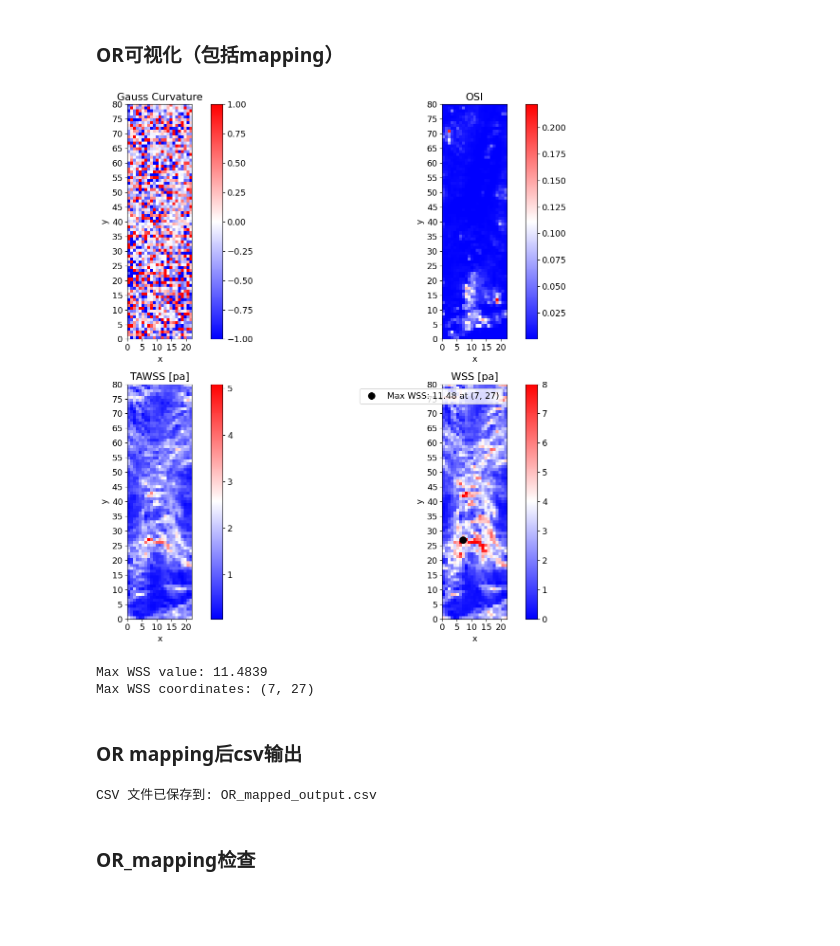
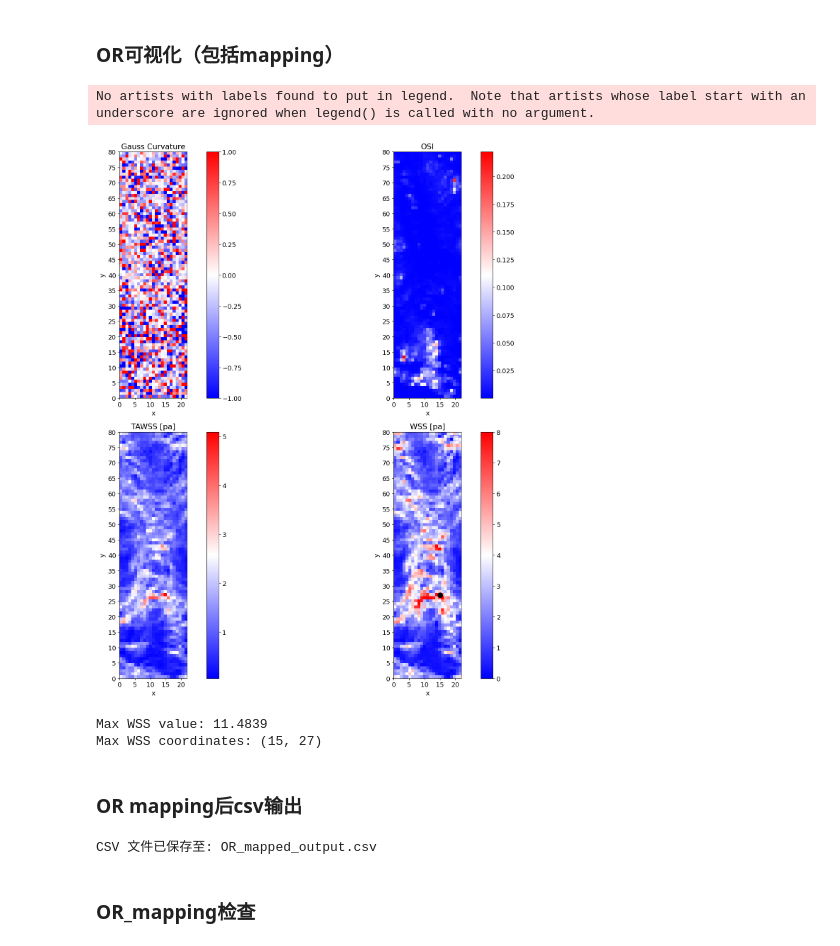
Before and after one commit to HARUJANE/PhD, a Jupyter notebook: matching and patching/3_code/matching.ipynb, the cells around one changed output. Drawn from its saved outputs; the diff is of its cells as text; code cells hidden in the pictures; blank space fills up the shorter version.

```diff
--- a/matching and patching/3_code/matching.ipynb
+++ b/matching and patching/3_code/matching.ipynb
@@ -524,28 +545,30 @@ Max WSS coordinates: (7, 27)
 # %% [markdown]
 ### OR可视化（包括mapping）
 # %%
-# Load the CSV file for analysis
-file_path = 'OR_kabayaki.csv'  # 请替换为你文件的实际路径
-df = pd.read_csv(file_path)
-
 # Set parameters for visualization
 a = 21  # Start range for y-axis
 b = 101  # End range for y-axis
 c = 15  # The x-value to move to x=0
 d = 1  # The threshold for Gauss Curvature
 
+
+# Load the CSV file for analysis
+file_path = 'OR_kabayaki.csv'  # 请替换为你的实际文件路径
+df = pd.read_csv(file_path)
+
 # Filter y values in the range of a and b
 df_filtered = df[(df['y'] >= a) & (df['y'] <= b)].copy()
+df_filtered['y'] = df_filtered['y'] - a  # Adjust y values so that 'a' becomes 0
 
-# Adjust y values so that 'a' becomes 0
-df_filtered['y'] = df_filtered['y'] - a
+# Process the mapping: flip x-axis and adjust to start from 0
+df_c_to_max = df_filtered[df_filtered['x'] >= c].copy()
+df_c_to_max['x'] = df_c_to_max['x'] - c  # Move these x values to 0
+df_0_to_c = df_filtered[df_filtered['x'] < c].copy()
+df_0_to_c['x'] = df_0_to_c['x'] + (df['x'].max() - c + 1)  # Shift these x values to the right
 
-# Process the mapping: move x from c to max(x) to the left (to x = 0) and append x from 0 to c-1 to the right
-df_c_to_max = df_filtered[df_filtered['x'] >= c].copy()  # Data from x = c to max(x)
-df_c_to_max['x'] = df_c_to_max['x'] - c  # Move these x values to 0
-
-df_0_to_c = df_filtered[df_filtered['x'] < c].copy()  # Data from x = 0 to x = c-1
-df_0_to_c['x'] = df_0_to_c['x'] + (df['x'].max() - c + 1)  # Shift these x values to the right
+# Flip x-axis values for reverse order
+df_c_to_max['x'] = (df['x'].max() - c) - df_c_to_max['x']
+df_0_to_c['x'] = (df['x'].max() - c) - df_0_to_c['x']
 
 # Merge the data back together
 df_mapped = pd.concat([df_c_to_max, df_0_to_c])
@@ -566,71 +589,79 @@ custom_cmap = LinearSegmentedColormap.from_list('custom_cmap', colors, N=256)
 # Find the position of the maximum WSS value and its coordinates based on the new y-axis
 wss_max_index = np.unravel_index(np.argmax(wss_grid, axis=None), wss_grid.shape)
 max_wss_value = wss_grid[wss_max_index]
-max_wss_coordinates = (wss_max_index[1], wss_max_index[0])  # No need to adjust y since a is already set to 0
+max_wss_coordinates = (wss_max_index[1], wss_max_index[0])
 
 # Create a list of titles and grids for plotting
 titles = ['Gauss Curvature', 'OSI', 'TAWSS [pa]', 'WSS [pa]']
 grids = [gauss_curvature_grid, osi_grid, tawss_grid, wss_grid]
 
 # Plot each parameter as a separate subplot in a 2x2 grid
-fig, axes = plt.subplots(2, 2, figsize=(15, 12))
+fig, axes = plt.subplots(2, 2, figsize=(19, 16))
 
 for ax, title, grid in zip(axes.ravel(), titles, grids):
     if title == 'Gauss Curvature':
         # Set vmin and vmax for Gauss Curvature to limit the range to -d to d
-        c = ax.imshow(grid, origin='lower', aspect='equal', cmap=custom_cmap, vmin=-d, vmax=d, extent=(0, len(grid[0]) - 1, 0, b-a))
+        c = ax.imshow(grid, origin='lower', aspect='equal', cmap=custom_cmap, vmin=-d, vmax=d, extent=(0, len(grid[0]) - 1, 0, b - a))
     elif title == 'WSS [pa]':
-        # No range limit for WSS
-        c = ax.imshow(grid, origin='lower', aspect='equal', cmap=custom_cmap, vmin=0, vmax=e, extent=(0, len(grid[0]) - 1, 0, b-a))
-        # Highlight the max WSS position
-        ax.plot(wss_max_index[1], wss_max_index[0], 'ko', markersize=10, label=f'Max WSS: {max_wss_value:.2f} at {max_wss_coordinates}')
+        # Set vmin and vmax for WSS
+        c = ax.imshow(grid, origin='lower', aspect='equal', cmap=custom_cmap, vmin=0, vmax=e, extent=(0, len(grid[0]) - 1, 0, b - a))
+        #ax.plot(wss_max_index[1], wss_max_index[0], 'ko', markersize=10, label=f'Max WSS: {max_wss_value:.2f} at {max_wss_coordinates}')
+        ax.plot(wss_max_index[1], wss_max_index[0], 'ko', markersize=10)
         ax.legend()
     else:
         # Plot other parameters without limiting the range
-        c = ax.imshow(grid, origin='lower', aspect='equal', cmap=custom_cmap, extent=(0, len(grid[0]) - 1, 0, b-a))
+        c = ax.imshow(grid, origin='lower', aspect='equal', cmap=custom_cmap, extent=(0, len(grid[0]) - 1, 0, b - a))
 
     ax.set_title(title)
     ax.set_xlabel('x')
     ax.set_ylabel('y')
 
     # Set axis ticks at intervals of 5
     ax.set_xticks(np.arange(0, len(grid[0]), 5))
-    ax.set_yticks(np.arange(0, b-a+1, 5))
+    ax.set_yticks(np.arange(0, b - a + 1, 5))
 
     fig.colorbar(c, ax=ax)
 
 plt.tight_layout()
 plt.show()
 
 # Output max WSS value and coordinates
 print(f"Max WSS value: {max_wss_value}")
 print(f"Max WSS coordinates: {max_wss_coordinates}")
 # %% [output]
+No artists with labels found to put in legend.  Note that artists whose label start with an underscore are ignored when legend() is called with no argument.
-[figure, old version]
+[figure, new version]
-Max WSS value: 11.4839
-Max WSS coordinates: (7, 27)
+Max WSS value: 11.4839
+Max WSS coordinates: (15, 27)
 # %% [markdown]
 ### OR mapping后csv输出
 # %%
-# 准备要输出的数据
+# 为 `df_mapped` 中的 `x` 轴创建新的翻转列 `x_flipped`
+df_mapped['x_flipped'] = (df_mapped['x'].max() - df_mapped['x']).astype(int)
 
-# 创建一个 DataFrame 保存所有参数的网格数据
+# 生成网格数据，使用翻转后的 x 轴
+gauss_curvature_grid = df_mapped.pivot(index='y', columns='x_flipped', values='Gauss_Curvature').values
+osi_grid = df_mapped.pivot(index='y', columns='x_flipped', values='OSI').values
+tawss_grid = df_mapped.pivot(index='y', columns='x_flipped', values='TAWSS [pa]').values
+wss_grid = df_mapped.pivot(index='y', columns='x_flipped', values='WSS [pa]').values
+
+# 创建输出的 DataFrame，确保列中的 x 和 y 顺序正确
 output_df = pd.DataFrame({
-    'y': df_mapped['y'],
-    'x': df_mapped['x'],
+    'y': np.repeat(df_mapped['y'].unique(), len(df_mapped['x_flipped'].unique())),
+    'x': np.tile(sorted(df_mapped['x_flipped'].unique(), reverse=True), len(df_mapped['y'].unique())),  # 反转后的 x
     'Gauss_Curvature': gauss_curvature_grid.flatten(),
     'OSI': osi_grid.flatten(),
     'TAWSS [pa]': tawss_grid.flatten(),
     'WSS [pa]': wss_grid.flatten()
 })
 
-# 将 DataFrame 保存为 CSV 文件
-output_file_path = 'OR_mapped_output.csv'  # 将路径替换为你希望保存的位置
+# 保存为 CSV 文件
+output_file_path = 'OR_mapped_output.csv'  # 指定保存路径
 output_df.to_csv(output_file_path, index=False)
 
-print(f"CSV 文件已保存到: {output_file_path}")
+print(f"CSV 文件已保存至: {output_file_path}")
 # %% [output]
-CSV 文件已保存到: OR_mapped_output.csv
+CSV 文件已保存至: OR_mapped_output.csv
 # %% [markdown]
 ### OR_mapping检查
 # %%
```
Also changed, not shown: parts of 19 cells of this notebook, 6 other files.
